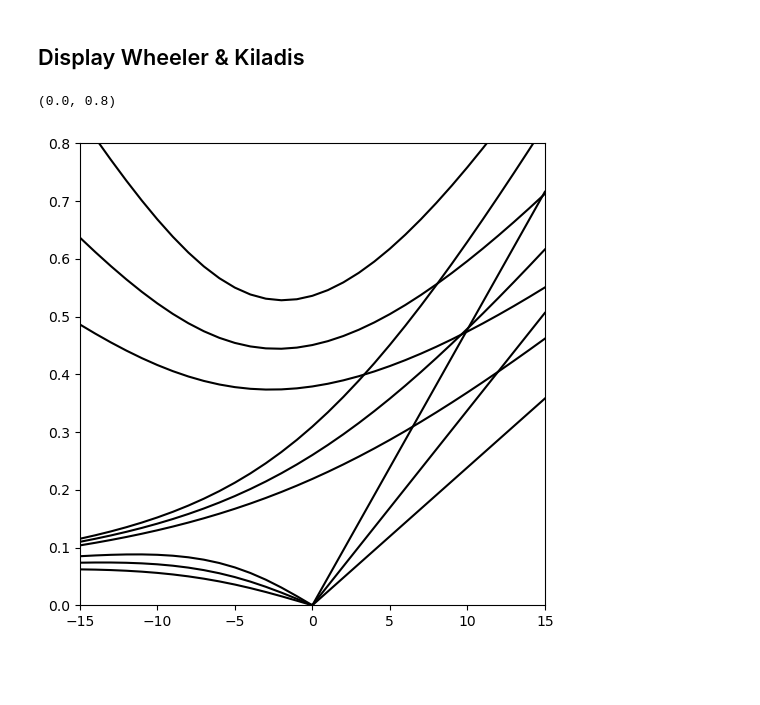
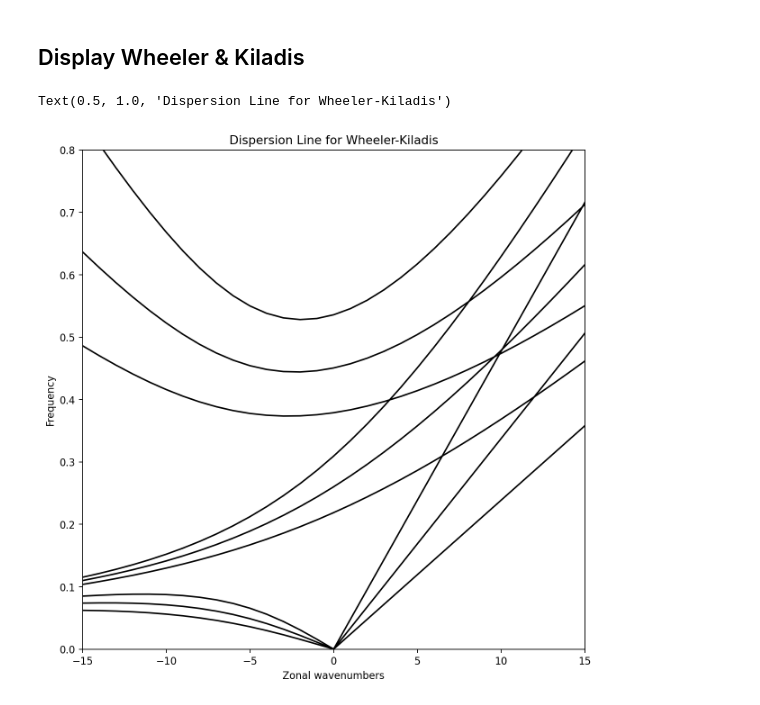
Before and after one commit to PeterLin54088/Miscellaneous, a Jupyter notebook: Example-EquatorialWave.ipynb, the cells around one changed output. Drawn from its saved outputs; the diff is of its cells as text; code cells hidden in the pictures; blank space fills up the shorter version.

Commit message:
style: Re-formatting
Delete KLD since I'm not going to work on this
Modified EW for better plot, figsize, etc
Modified other just for new execution

```diff
--- a/Example-EquatorialWave.ipynb
+++ b/Example-EquatorialWave.ipynb
@@ -231,37 +231,40 @@ gravity_wave_speeds = get_gravity_wave_speed(equivalent_depths)
 characteristic_length = np.sqrt(gravity_wave_speeds / rossby_parameter)
 characteristic_time = 1 / np.sqrt(gravity_wave_speeds * rossby_parameter)
 # %%
-plt.figure(figsize=(6, 6), dpi=100)
+plt.figure(figsize=(9, 9), dpi=160)
 #
 for i in range(len(gravity_wave_speeds)):
     nondim_zonal_wavenumbers = zonal_wavenumbers * characteristic_length[i]
     nondim_frequency = dispersion_kelvin(nondim_zonal_wavenumbers)
     frequency = nondim_frequency * (1 / characteristic_time[i])
     frequency = rescale_to_days_and_ordinary_frequency(frequency)
     plt.plot(zonal_wavemodes, frequency, "k-")
 #
 for i in range(len(gravity_wave_speeds)):
     nondim_zonal_wavenumbers = zonal_wavenumbers * characteristic_length[i]
     nondim_frequency = dispersion_rossby(nondim_zonal_wavenumbers)
     frequency = nondim_frequency * (1 / characteristic_time[i])
     frequency = rescale_to_days_and_ordinary_frequency(frequency)
     plt.plot(zonal_wavemodes, frequency, "k-")
 #
 for i in range(len(gravity_wave_speeds)):
     nondim_zonal_wavenumbers = zonal_wavenumbers * characteristic_length[i]
     nondim_frequency = dispersion_poincare(nondim_zonal_wavenumbers)
     frequency = nondim_frequency * (1 / characteristic_time[i])
     frequency = rescale_to_days_and_ordinary_frequency(frequency)
     plt.plot(zonal_wavemodes, frequency, "k-")
 #
 for i in range(len(gravity_wave_speeds)):
     nondim_zonal_wavenumbers = zonal_wavenumbers * characteristic_length[i]
     nondim_frequency = dispersion_mrg(nondim_zonal_wavenumbers)
     frequency = nondim_frequency * (1 / characteristic_time[i])
     frequency = rescale_to_days_and_ordinary_frequency(frequency)
     plt.plot(zonal_wavemodes, frequency, "k-")
+plt.xlabel("Zonal wavenumbers")
+plt.ylabel("Frequency")
 plt.xlim(-15, 15)
 plt.ylim(0, 0.8)
+plt.title("Dispersion Line for Wheeler-Kiladis")
 # %% [output]
-(0.0, 0.8)
+Text(0.5, 1.0, 'Dispersion Line for Wheeler-Kiladis')
-[figure, old version]
+[figure, new version]
```
Also changed, not shown: 3 other files.
